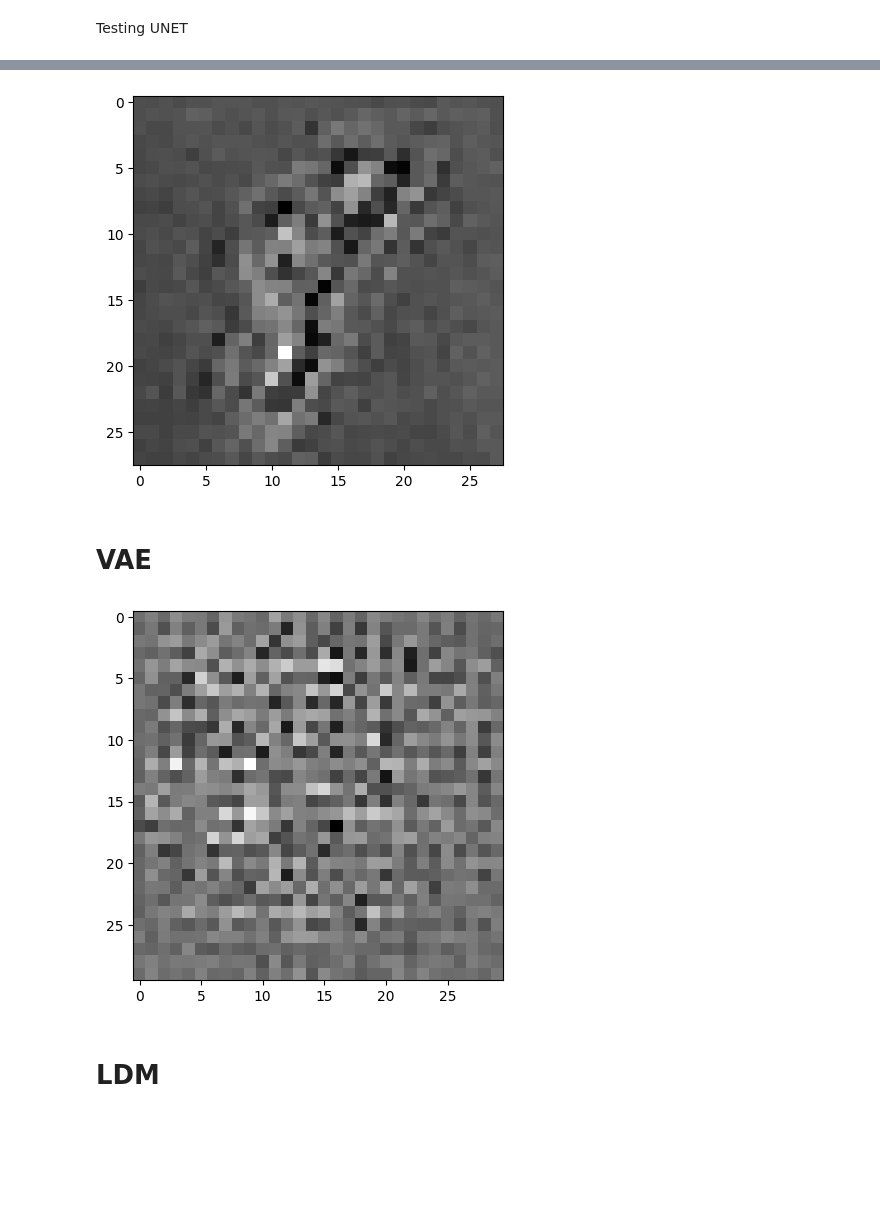
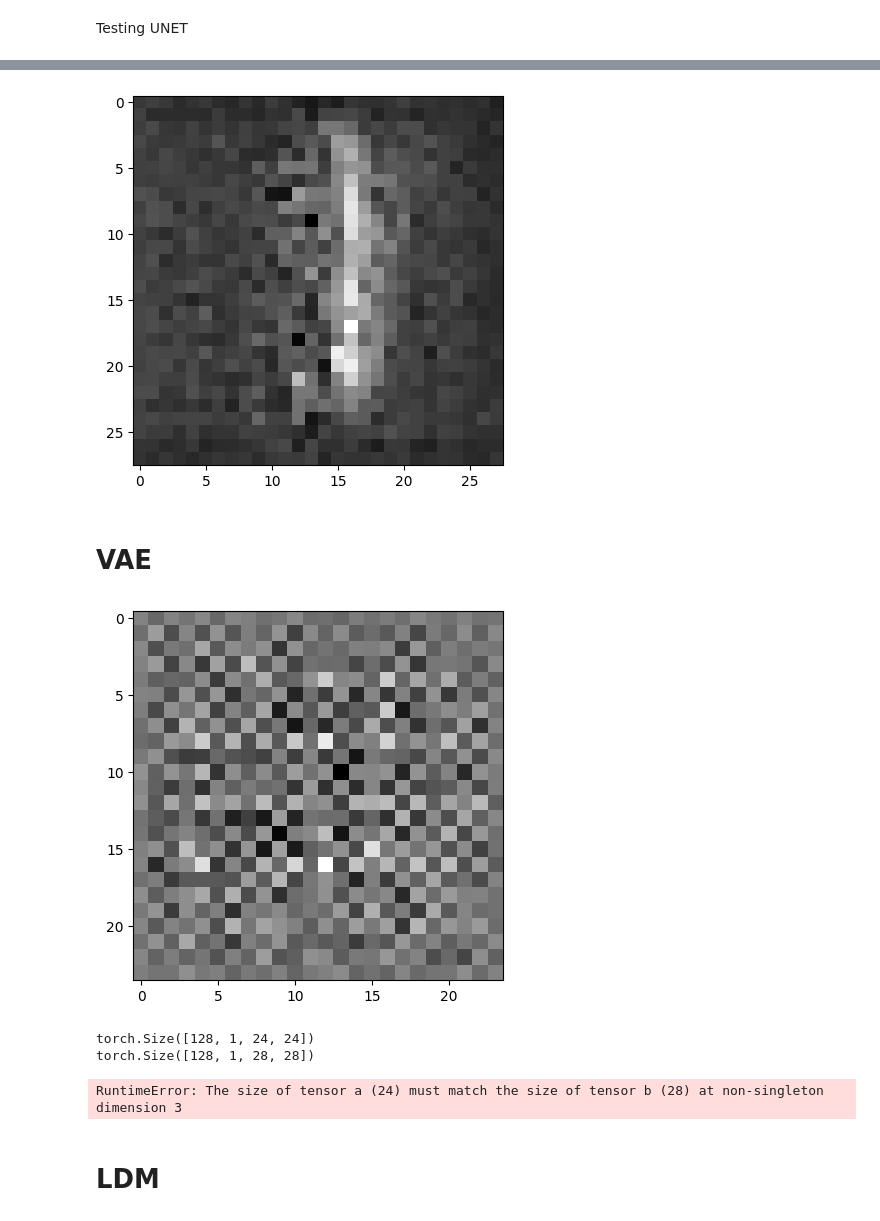
Before and after one commit to total-expectation/ddpm, a Jupyter notebook: ddpm.ipynb, the cells around one changed output, grey strips where cells are left out. Drawn from its saved outputs; the diff is of its cells as text; code cells hidden in the pictures; blank space fills up the shorter version.

Commit message:
VAE Training Code and Fixes
Fixed incorrect output size in VAE. Added training loop.

```diff
--- a/ddpm.ipynb
+++ b/ddpm.ipynb
@@ -64,24 +64,72 @@ Files already downloaded and verified
 # %%
+model = Unet(1)
 output = model(image[0].unsqueeze(0), t=torch.tensor([1]))
-plt.imshow(output.squeeze().squeeze().detach().numpy() ,cmap='gray')
+plt.imshow(output.squeeze().squeeze().detach().numpy(),cmap='gray')
 plt.show()
 # %% [output]
-[figure, old version]
+[figure, new version]
 # %% [markdown]
 # VAE
 # %%
 import torch
 import vae
 from vae import VAE
 # Synthetic forward-pass test (no dataset)
-batch = 3
+LATENT_DIM=64
 device = torch.device("cuda:0" if torch.cuda.is_available() else "cpu")
-model = VAE(1,64).to(device)
+vae_model = VAE(1,LATENT_DIM).to(device)
 
-output = model(image[0].unsqueeze(0).to(device))
+output = vae_model(image[0].unsqueeze(0).to(device))[0]
 plt.imshow(output.squeeze().squeeze().detach().cpu().numpy(),cmap='gray')
 plt.show()
 # %% [output]
-[figure, old version]
+[figure, new version]
+# %%
+#Hyperparams
+LR=2e-3
+NUM_EPOCHS=1
+optimizer = optim.Adam(vae_model.parameters(),lr=LR)
+
+for epoch in range(NUM_EPOCHS):
+    vae_model.train()
+    tot_loss=0.0
+
+    for images,_ in train_loader:
+        images=images.to(device)
+        optimizer.zero_grad()#zero gradients
+        recon,mean,logvar = vae_model(images)
+        print(recon.size())
+        print(images.size())
+        loss = vae_model.loss(recon,images,mean,logvar,beta=1.0)
+        loss.backward() #backprop
+        optimizer.step()#update weights
+        tot_loss+=loss.item()#accumulate loss
+
+with torch.no_grad():
+    for images, _ in test_loader:
+        images=images.to(device)
+        recon=vae_model(images)
+        mean,logvar=model.encode(images)
+        loss=model.loss(recon, images, mean, logvar, beta=1.0)
+        test_loss+=loss.item()
+
+print(f"Test Loss:,{test_loss:.4f}")
+
+# Visualize Reconstructions
+test_images, _ = next(iter(test_loader))
+with torch.no_grad():
+    reconstructions = vae_model(test_images.to(device))
+
+# Plot original and reconstructed images
+fig, axes = plt.subplots(2, 8, figsize=(12, 4))
+for i in range(8):
+    axes[0, i].imshow(test_images[i][0].cpu().numpy(), cmap='gray')
+    axes[1, i].imshow(reconstructions[i][0].cpu().detach().numpy(), cmap='gray')
+    axes[0, i].axis('off')
+    axes[1, i].axis('off')
+# %% [output]
+torch.Size([128, 1, 24, 24])
+torch.Size([128, 1, 28, 28])
+RuntimeError: The size of tensor a (24) must match the size of tensor b (28) at non-singleton dimension 3
 # %% [markdown]
 # LDM
```
Also changed, not shown: parts of 1 cell of this notebook, 1 other file.
